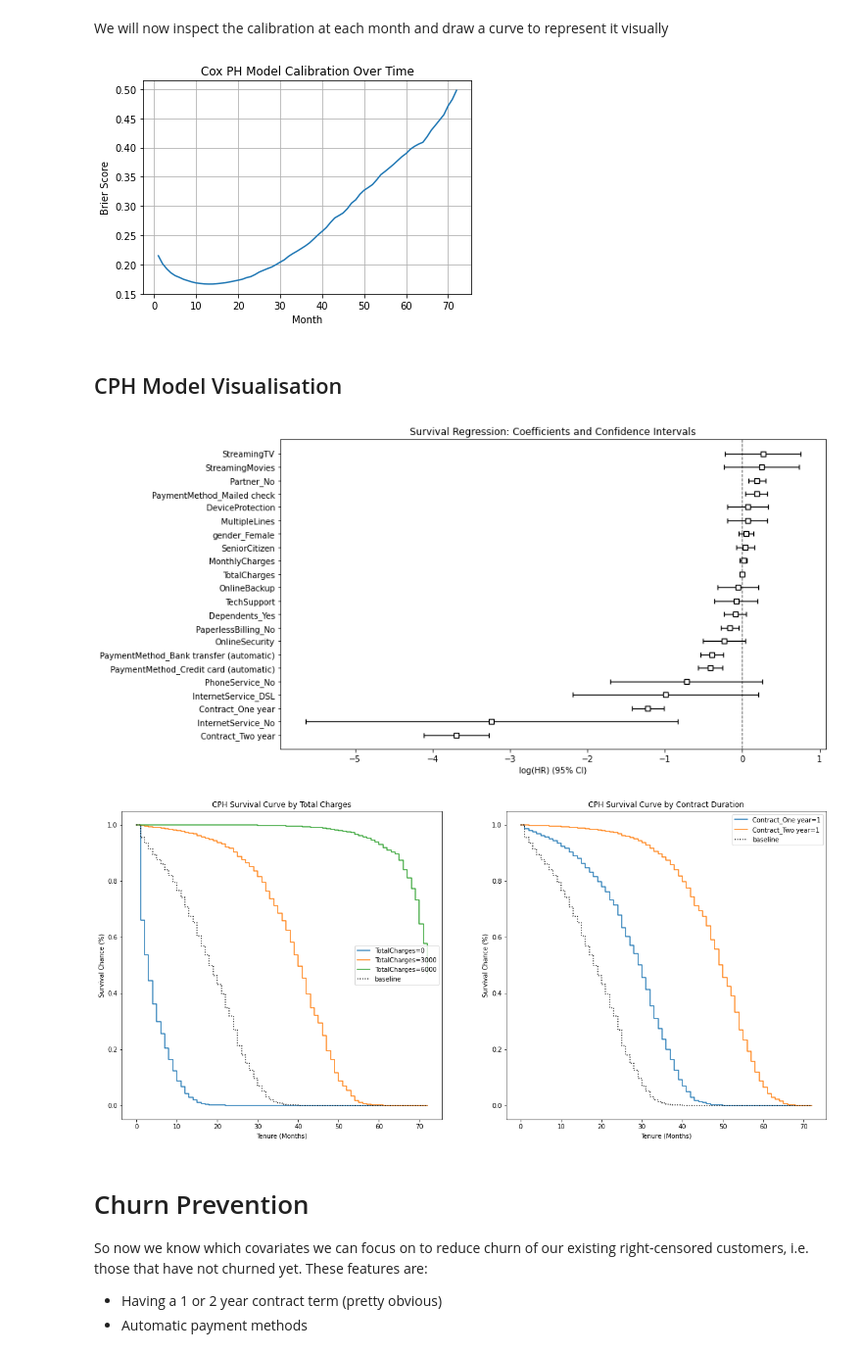
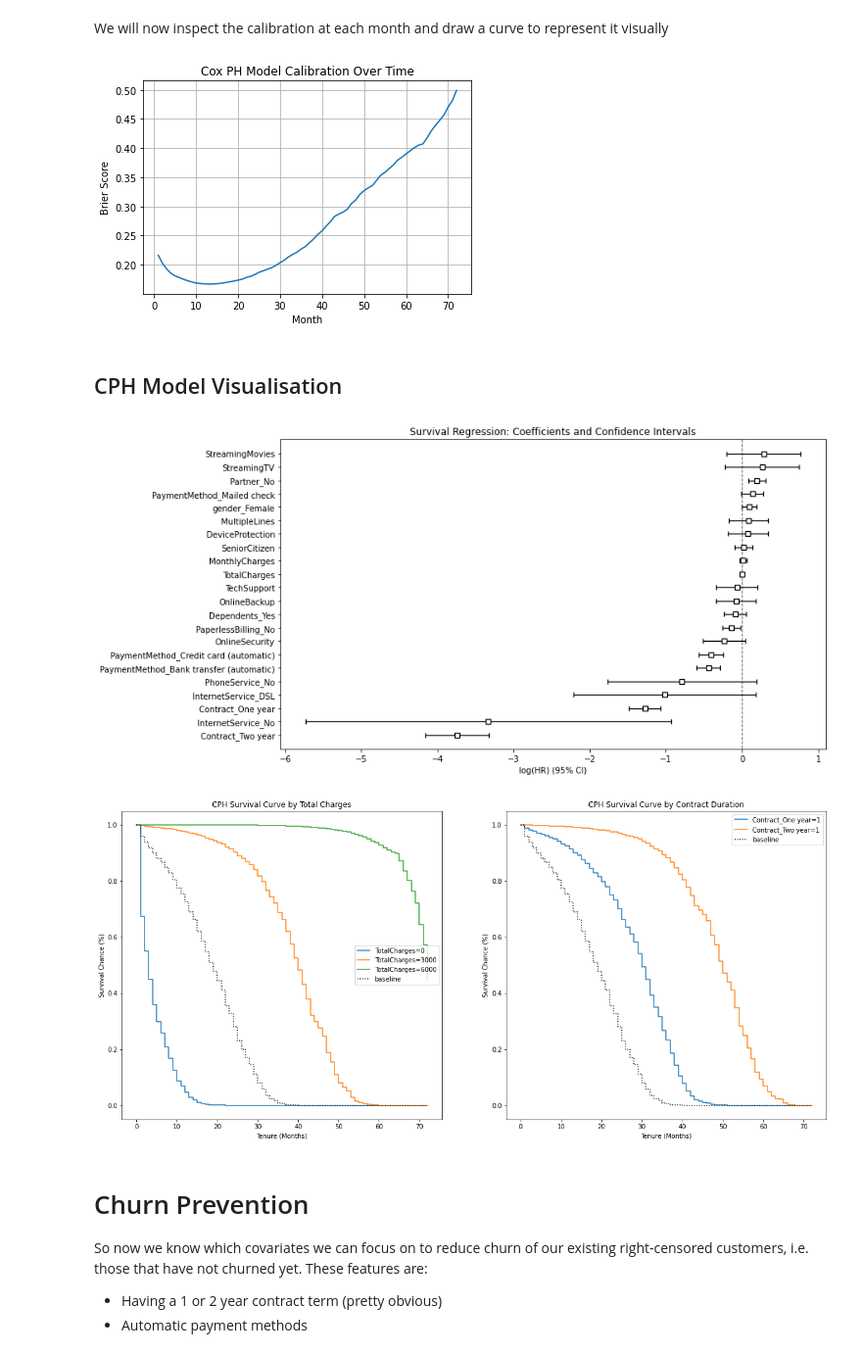
Before and after one commit to finlytics-hub/churn_model-survival-analysis, a Jupyter notebook: Customer_Churn_Model_Survival_Analysis.ipynb, the cells around one changed output. Shown at 98% size. Drawn from its saved outputs; the diff is of its cells as text; code cells hidden in the pictures.

```diff
--- a/Customer_Churn_Model_Survival_Analysis.ipynb
+++ b/Customer_Churn_Model_Survival_Analysis.ipynb
@@ -50,7 +50,7 @@ memory usage: 1.1+ MB
 # Feature Engineering & EDA
 # %%
 # Replace single white space with MonthlyCharges and convert to numeric
-data['TotalCharges'] = data['TotalCharges'].replace(' ', data['MonthlyCharges'])
+data.iloc[data[data['TotalCharges'] == ' '].index, 19] = data['MonthlyCharges']
 data['TotalCharges'] = pd.to_numeric(data['TotalCharges'])
 
 # Save customerID and MonthlyCharges columns in a separate DF and drop it from the main DF
@@ -401,18 +407,18 @@ We will now inspect the calibration at each month and draw a curve to represent
 # %%
 brier_score_dict = {}
 # Loop over all the months
 for i in range(1,73):
     score = brier_score_loss(data['Churn'], 1 - np.array(cph.predict_survival_function(data, times = i).T), pos_label=1)
     brier_score_dict[i] = [score]
 # Convert the dict to a DF
 brier_score_df = pd.DataFrame(brier_score_dict).T
 # Plot the Brier Score over time
 fig, ax = plt.subplots()
-ax.plot(brier_score_df.index, brier_score_df)
+ax.plot(brier_score_df)
 ax.set(xlabel='Month', ylabel='Brier Score', title='Cox PH Model Calibration Over Time')
 ax.grid()
 # %% [output]
-[figure, old version]
+[figure, new version]
 # %% [markdown]
 ## CPH Model Visualisation
 # %%
@@ -421,7 +427,7 @@ fig_coef, ax_coef = plt.subplots(figsize = (12,7))
 ax_coef.set_title('Survival Regression: Coefficients and Confidence Intervals')
 cph.plot(ax = ax_coef);
 # %% [output]
-[figure, old version]
+[figure, new version]
 # %%
 # Define figure and axes
 fig, (ax1, ax2) = plt.subplots(nrows = 1, ncols = 2, figsize = (20,9))
@@ -437,7 +443,7 @@ ax2.set_title('CPH Survival Curve by Contract Duration')
 ax2.set_xlabel('Tenure (Months)')
 ax2.set_ylabel('Survival Chance (%)');
 # %% [output]
-[figure, old version]
+[figure, new version]
 # %% [markdown]
 # Churn Prevention
 
```
Also changed, not shown: parts of 13 cells of this notebook.
